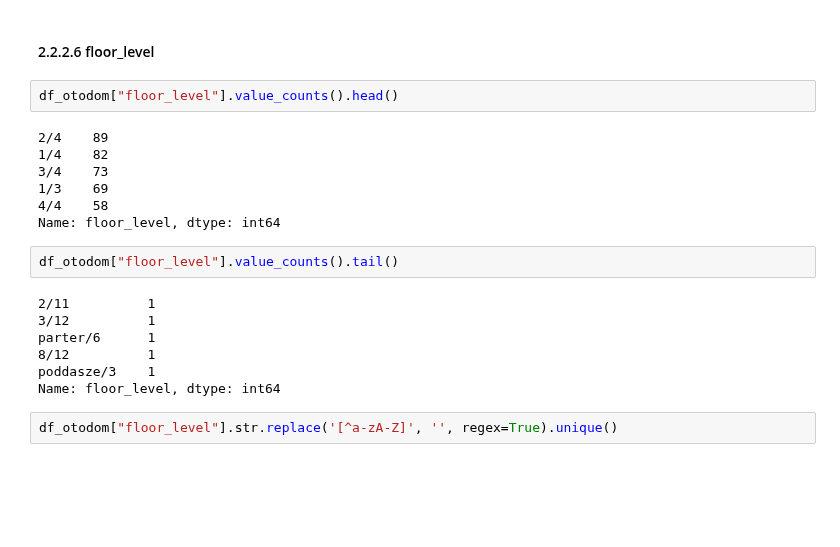
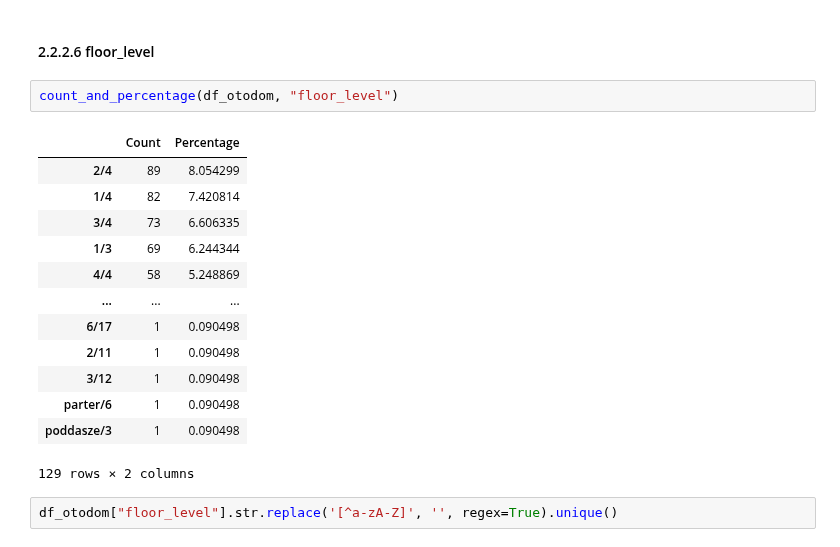
Before and after one commit to Luk-kar/Home-Market-Harvester, a Jupyter notebook: notebooks/data_preview.ipynb, the cells around one changed output. Cells and saved outputs as stored; diff of their text form; blank space fills up the shorter version.

```diff
--- a/notebooks/data_preview.ipynb
+++ b/notebooks/data_preview.ipynb
@@ -324,23 +262,21 @@ Name: deposit, dtype: int64
 # %% [markdown]
 #### 2.2.2.6 floor_level
-# %%
-df_otodom["floor_level"].value_counts().head()
-# %% [output]
-2/4    89
-1/4    82
-3/4    73
-1/3    69
-4/4    58
-Name: floor_level, dtype: int64
-# %%
-df_otodom["floor_level"].value_counts().tail()
-# %% [output]
-2/11          1
-3/12          1
-parter/6      1
-8/12          1
-poddasze/3    1
-Name: floor_level, dtype: int64
+# %%
+count_and_percentage(df_otodom, "floor_level")
+# %% [output]
+|  | Count | Percentage |
+| 2/4 | 89 | 8.054299 |
+| 1/4 | 82 | 7.420814 |
+| 3/4 | 73 | 6.606335 |
+| 1/3 | 69 | 6.244344 |
+| 4/4 | 58 | 5.248869 |
+| ... | ... | ... |
+| 6/17 | 1 | 0.090498 |
+| 2/11 | 1 | 0.090498 |
+| 3/12 | 1 | 0.090498 |
+| parter/6 | 1 | 0.090498 |
+| poddasze/3 | 1 | 0.090498 |
+129 rows × 2 columns
 # %%
 df_otodom["floor_level"].str.replace('[^a-zA-Z]', '', regex=True).unique()
 # %% [output]
```
Also changed, not shown: parts of 43 cells of this notebook.
